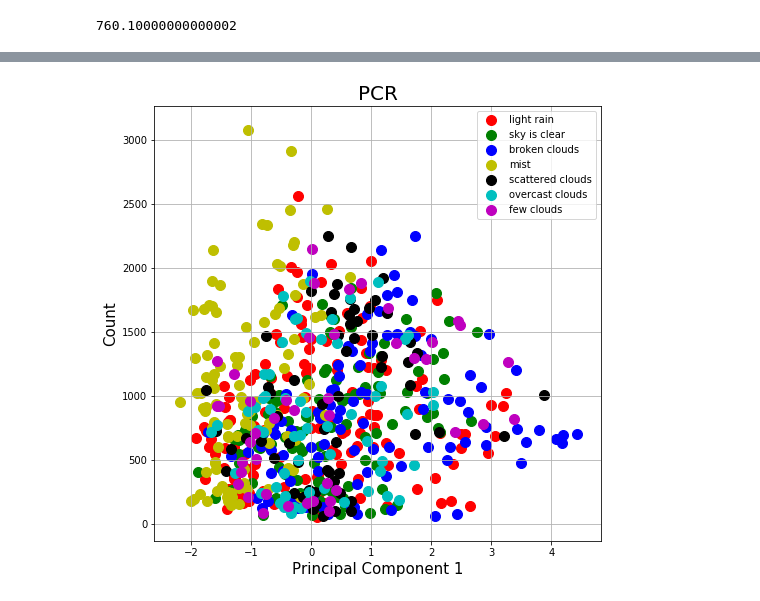
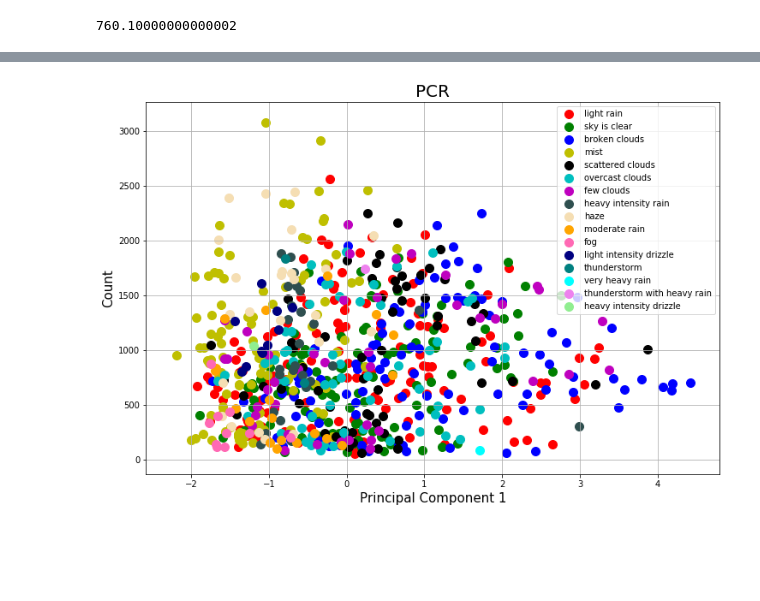
Before and after one commit to zil011/COGS108_Final_Project, a Jupyter notebook: Data_Visualization.ipynb, the cells around one changed output, grey strips where cells are left out. Drawn from its saved outputs; the diff is of its cells as text; code cells hidden in the pictures; blank space fills up the shorter version.

Commit message:
Added all weather conditions to PCR visualization

```diff
--- a/Data_Visualization.ipynb
+++ b/Data_Visualization.ipynb
@@ -267,20 +266,20 @@ principalDf = pd.DataFrame(data = principalComponents, columns = ['principal_com
 # %%
 finalDf = pd.concat([principalDf, df[['Count']], df[['description']]], axis = 1)
 # %%
-fig = plt.figure(figsize = (8,8))
+fig = plt.figure(figsize = (12,8))
 ax = fig.add_subplot(1,1,1)
 ax.set_xlabel('Principal Component 1', fontsize = 15)
 ax.set_ylabel('Count', fontsize = 15)
 ax.set_title('PCR', fontsize = 20)
-targets = ['light rain', 'sky is clear', 'broken clouds', 'mist', 'scattered clouds', 'overcast clouds', 'few clouds']
-colors = ['r', 'g', 'b', 'y', 'k', 'c', 'm']
+targets = ['light rain', 'sky is clear', 'broken clouds', 'mist', 'scattered clouds', 'overcast clouds', 'few clouds', 'heavy intensity rain','haze','moderate rain','fog','light intensity drizzle','thunderstorm','very heavy rain','thunderstorm with heavy rain','heavy intensity drizzle']
+colors = ['r', 'g', 'b', 'y', 'k', 'c', 'm', 'darkslategrey', 'wheat','orange','hotpink','navy','teal','aqua','violet','lightgreen']
 for target, color in zip(targets,colors):
     indicesToKeep = finalDf['description'] == target
     ax.scatter(finalDf.loc[indicesToKeep, 'principal_component_1'], finalDf.loc[indicesToKeep, 'Count'], c = color, s = 100)
 ax.legend(targets)
 ax.grid()
 # %% [output]
-[figure, old version]
+[figure, new version]
 # %%
 outcome, predictors = patsy.dmatrices('Count ~ principal_component_1', finalDf)
 mod = sm.OLS(outcome, predictors)
```
Also changed, not shown: parts of 4 cells of this notebook.
